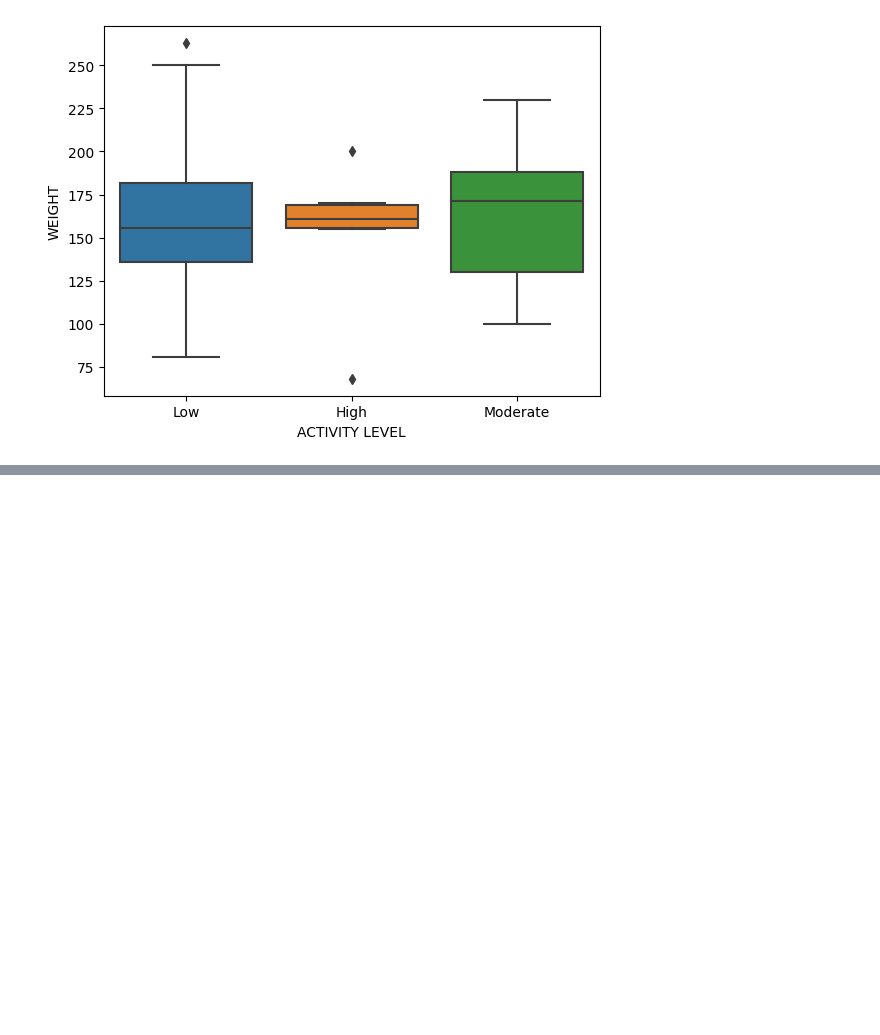
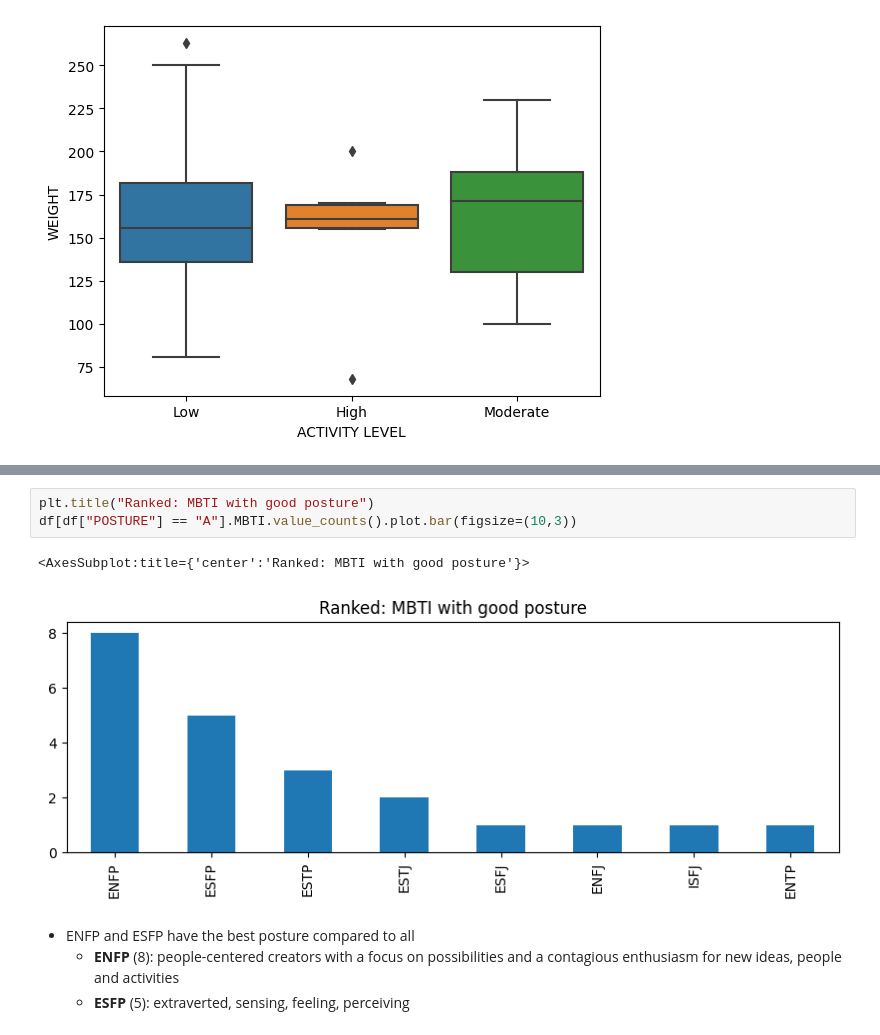
Before and after one commit to ortizfram/Correlation-Posture-VS-Personality-Trait, a Jupyter notebook: correlation.ipynb, the cells around one changed output, grey strips where cells are left out. Drawn from its saved outputs; the diff is of its cells as text; blank space fills up the shorter version.

Commit message:
best postures ranked

```diff
--- a/correlation.ipynb
+++ b/correlation.ipynb
@@ -158,0 +171,10 @@ sns.boxplot(x = df["ACTIVITY LEVEL"], y = df.WEIGHT)
+# %%
+plt.title("Ranked: MBTI with good posture")
+df[df["POSTURE"] == "A"].MBTI.value_counts().plot.bar(figsize=(10,3))
+# %% [output]
+<AxesSubplot:title={'center':'Ranked: MBTI with good posture'}>
+[figure, added]
+# %% [markdown]
+- ENFP and ESFP have the best posture compared to all
+    - **ENFP** (8): people-centered creators with a focus on possibilities and a contagious enthusiasm for new ideas, people and activities
+    - **ESFP** (5): extraverted, sensing, feeling, perceiving
```
Also changed, not shown: parts of 2 cells of this notebook.
